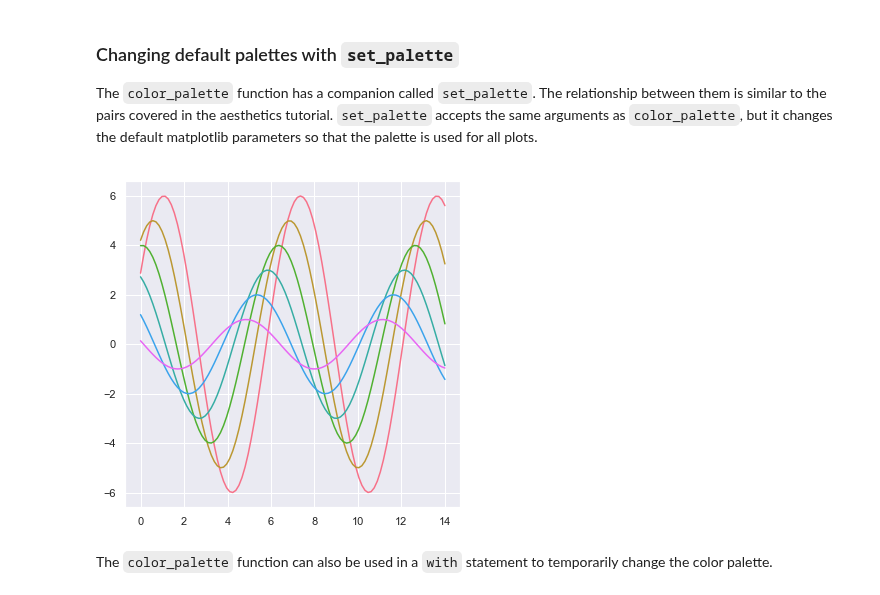
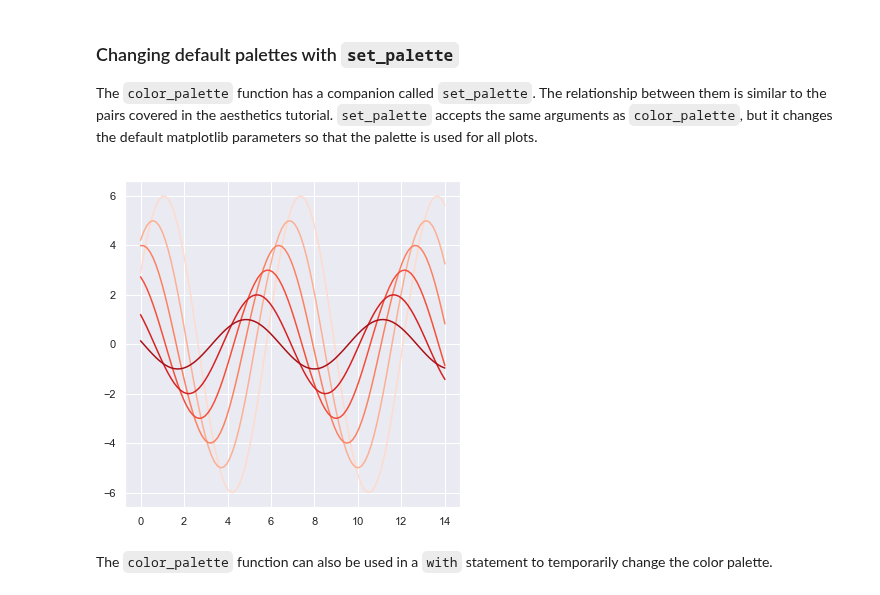
Before and after one commit to cuttlefishh/python-for-data-analysis, a Jupyter notebook: lessons/lesson14.2.ipynb, the cells around one changed output. Cells and saved outputs as stored; diff of their text form; code cells hidden in the pictures.

```diff
--- a/lessons/lesson14.2.ipynb
+++ b/lessons/lesson14.2.ipynb
@@ -139,6 +139,8 @@ plt.plot([0, 1], [0, 3], sns.xkcd_rgb["navy"], lw=3)
 If you want to spend some time picking colors, this [interactive visualization](http://www.luminoso.com/colors/) may be useful. In addition to pulling out single colors from the ``xkcd_rgb`` dictionary, you can also pass a list of names to the `xkcd_palette` function.
 # %%
 colors = ["windows blue", "amber", "greyish", "faded green", "dusty purple"]
-sns.palplot(sns.xkcd_palette(colors))
+palette = sns.xkcd_palette(colors)
+sns.set_palette(palette)
+sns.palplot(palette)
 # %% [output]
 [figure]
@@ -311,10 +323,10 @@ def sinplot(flip=1):
     for i in range(1, 7):
         plt.plot(x, np.sin(x + i * .5) * (7 - i) * flip)
 # %%
-sns.set_palette("husl")
+sns.set_palette("Reds")
 sinplot()
 # %% [output]
-[figure, old version]
+[figure, new version]
 # %% [markdown]
 The `color_palette` function can also be used in a ``with`` statement to temporarily change the color palette.
 # %%
```
Also changed, not shown: parts of 10 cells of this notebook, 5 other files.
